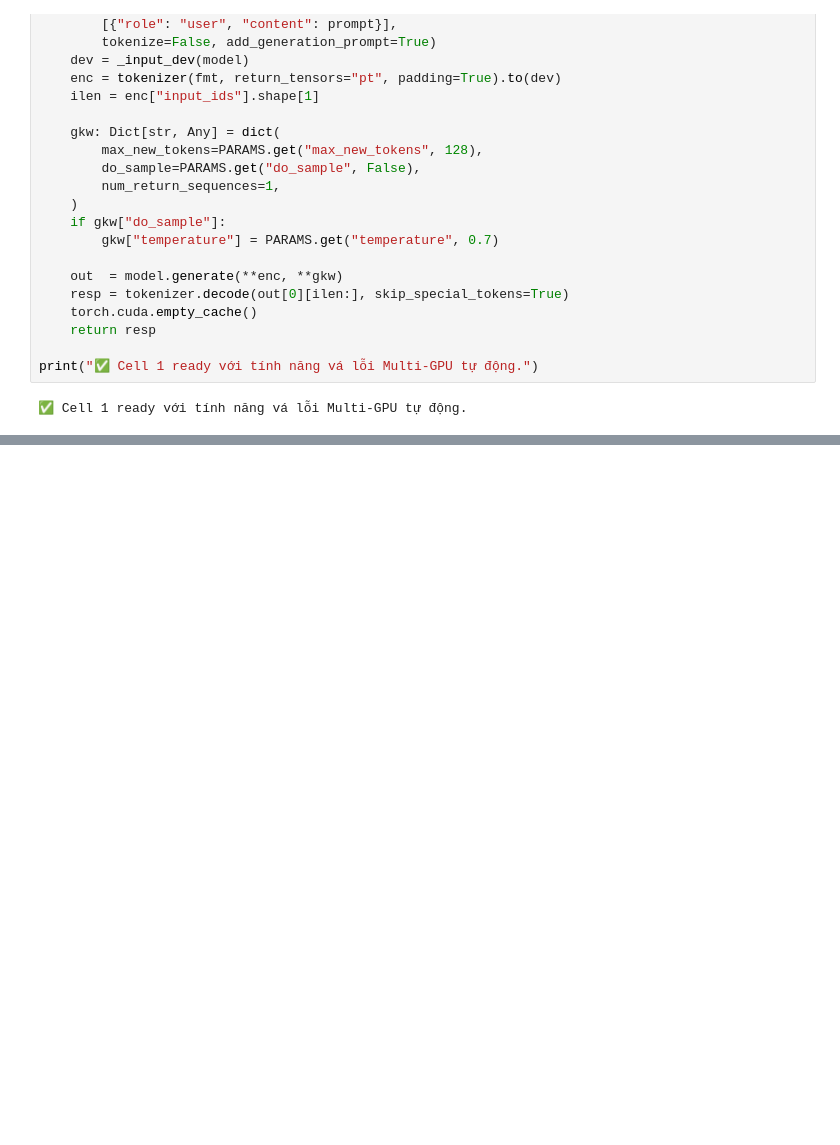
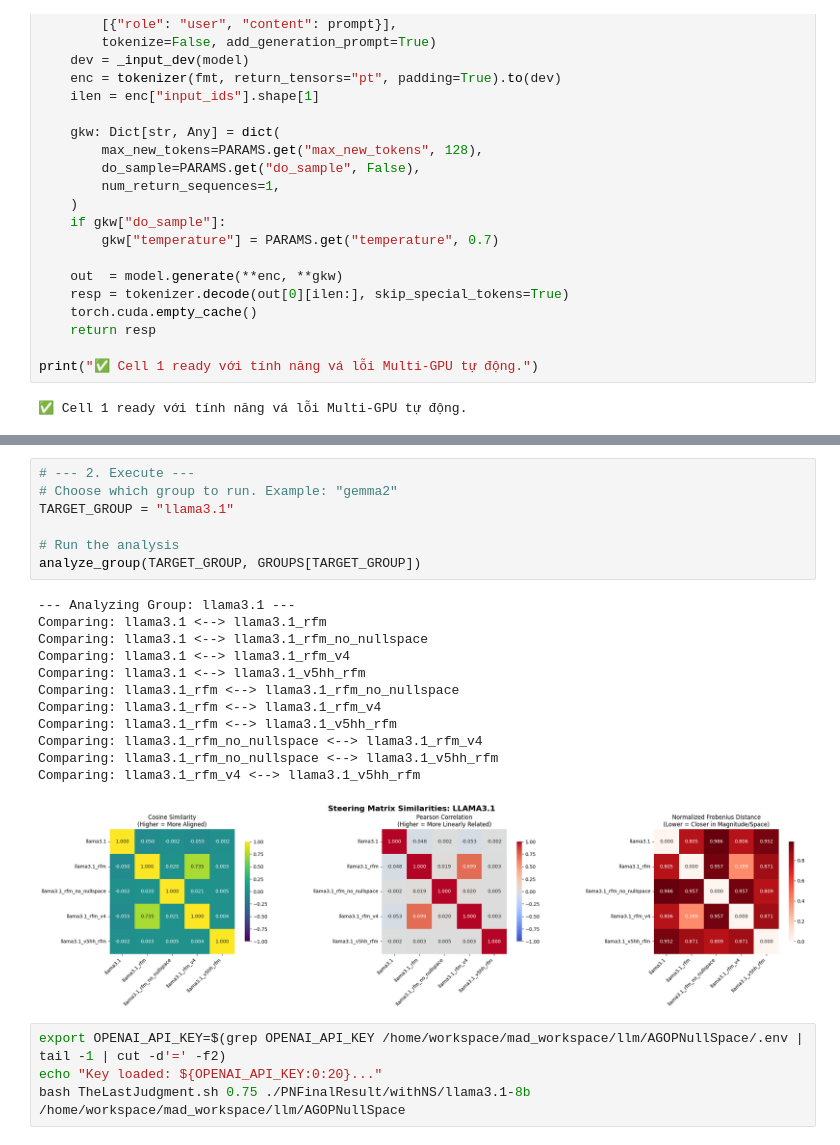
Before and after one commit to madnessmichael/AGOPNullSpace, a Jupyter notebook: lamda_search.ipynb, the cells around one changed output, grey strips where cells are left out. Cells and saved outputs as stored; diff of their text form; blank space fills up the shorter version.

```diff
--- a/lamda_search.ipynb
+++ b/lamda_search.ipynb
@@ -734,0 +961,24 @@ If you have any other questions, I'll be happy to help.
+# %%
+# --- 2. Execute ---
+# Choose which group to run. Example: "gemma2"
+TARGET_GROUP = "llama3.1"
+
+# Run the analysis
+analyze_group(TARGET_GROUP, GROUPS[TARGET_GROUP])
+# %% [output]
+--- Analyzing Group: llama3.1 ---
+Comparing: llama3.1 <--> llama3.1_rfm
+Comparing: llama3.1 <--> llama3.1_rfm_no_nullspace
+Comparing: llama3.1 <--> llama3.1_rfm_v4
+Comparing: llama3.1 <--> llama3.1_v5hh_rfm
+Comparing: llama3.1_rfm <--> llama3.1_rfm_no_nullspace
+Comparing: llama3.1_rfm <--> llama3.1_rfm_v4
+Comparing: llama3.1_rfm <--> llama3.1_v5hh_rfm
+Comparing: llama3.1_rfm_no_nullspace <--> llama3.1_rfm_v4
+Comparing: llama3.1_rfm_no_nullspace <--> llama3.1_v5hh_rfm
+Comparing: llama3.1_rfm_v4 <--> llama3.1_v5hh_rfm
+[figure, added]
+# %%
+export OPENAI_API_KEY=$(grep OPENAI_API_KEY /home/workspace/mad_workspace/llm/AGOPNullSpace/.env | tail -1 | cut -d'=' -f2)
+echo "Key loaded: ${OPENAI_API_KEY:0:20}..."
+bash TheLastJudgment.sh 0.75 ./PNFinalResult/withNS/llama3.1-8b /home/workspace/mad_workspace/llm/AGOPNullSpace
```
Also changed, not shown: parts of 6 cells of this notebook, 23 other files.
